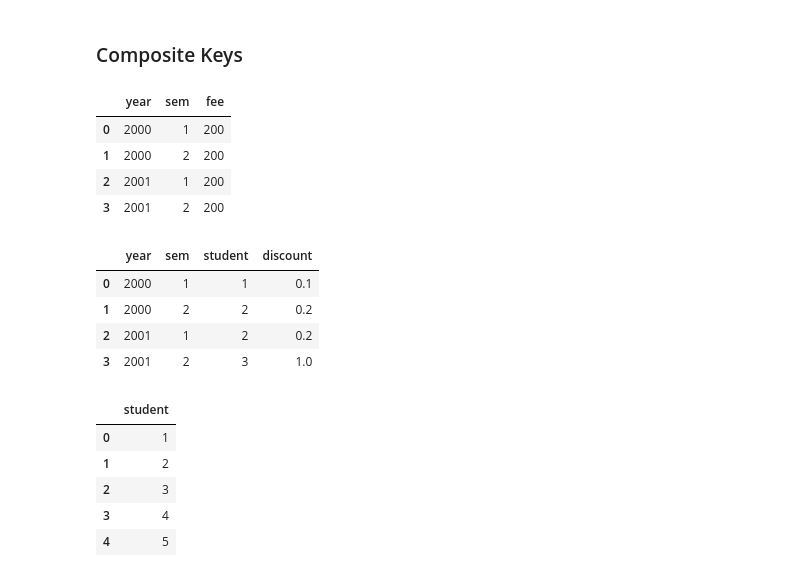
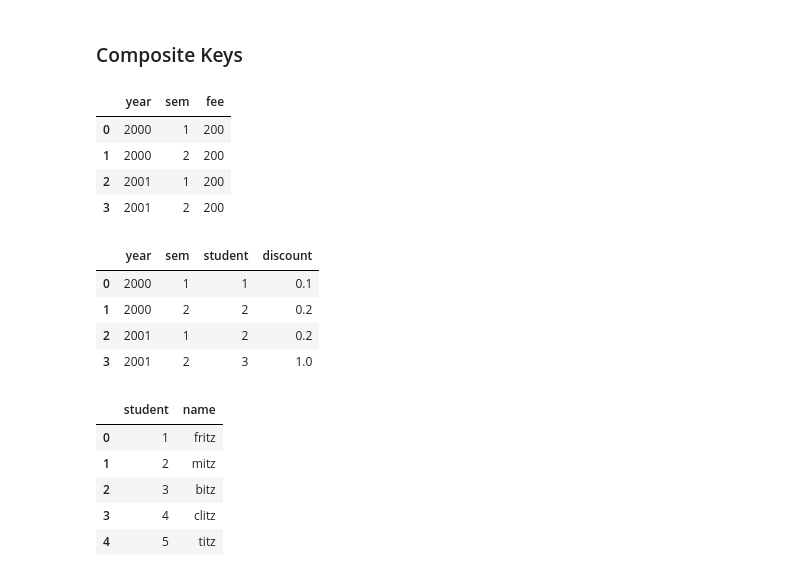
Before and after one commit to dilzio/ds_training, a Jupyter notebook: data_manipulation_in_python/section-6/Section 6 - Merging.ipynb, the cells around one changed output. Saved outputs shown, nothing was run; the diff lists cells and outputs as text; code cells hidden in the pictures.

```diff
--- a/data_manipulation_in_python/section-6/Section 6 - Merging.ipynb
+++ b/data_manipulation_in_python/section-6/Section 6 - Merging.ipynb
@@ -358,37 +472,38 @@ pd.merge(students, contacts, left_on="id", right_on="student_id",
 # %%
 
 
 
 
 df_1 = pd.DataFrame({"year": [2000, 2000, 2001,2001],
                      "sem":[1,2,1,2],
                      "fee":[200,200,200,200]})
 
 df_2 = pd.DataFrame({"year": [2000, 2000, 2001,2001],
                      "sem":[1,2,1,2],
                      "student":[1,2,2,3],
                      "discount":[0.1,0.2,0.2,1.0]})
 
-df_3 = pd.DataFrame({"student": [1,2,3,4,5]})
+df_3 = pd.DataFrame({"student": [1,2,3,4,5],
+                     "name": ["fritz", "mitz", "bitz", "clitz", "titz"]})
 
 display(df_1, df_2, df_3)
 from IPython.display import Javascript
 Javascript('this.element.attr("style", "flex-direction: row;")')
 # %% [output]
 |  | year | sem | fee |
 | 0 | 2000 | 1 | 200 |
 | 1 | 2000 | 2 | 200 |
 | 2 | 2001 | 1 | 200 |
 | 3 | 2001 | 2 | 200 |
 |  | year | sem | student | discount |
 | 0 | 2000 | 1 | 1 | 0.1 |
 | 1 | 2000 | 2 | 2 | 0.2 |
 | 2 | 2001 | 1 | 2 | 0.2 |
 | 3 | 2001 | 2 | 3 | 1.0 |
-|  | student |
-| 0 | 1 |
-| 1 | 2 |
-| 2 | 3 |
-| 3 | 4 |
-| 4 | 5 |
+|  | student | name |
+| 0 | 1 | fritz |
+| 1 | 2 | mitz |
+| 2 | 3 | bitz |
+| 3 | 4 | clitz |
+| 4 | 5 | titz |
 [interactive output not drawn]
```
Also changed, not shown: parts of 9 cells of this notebook.
